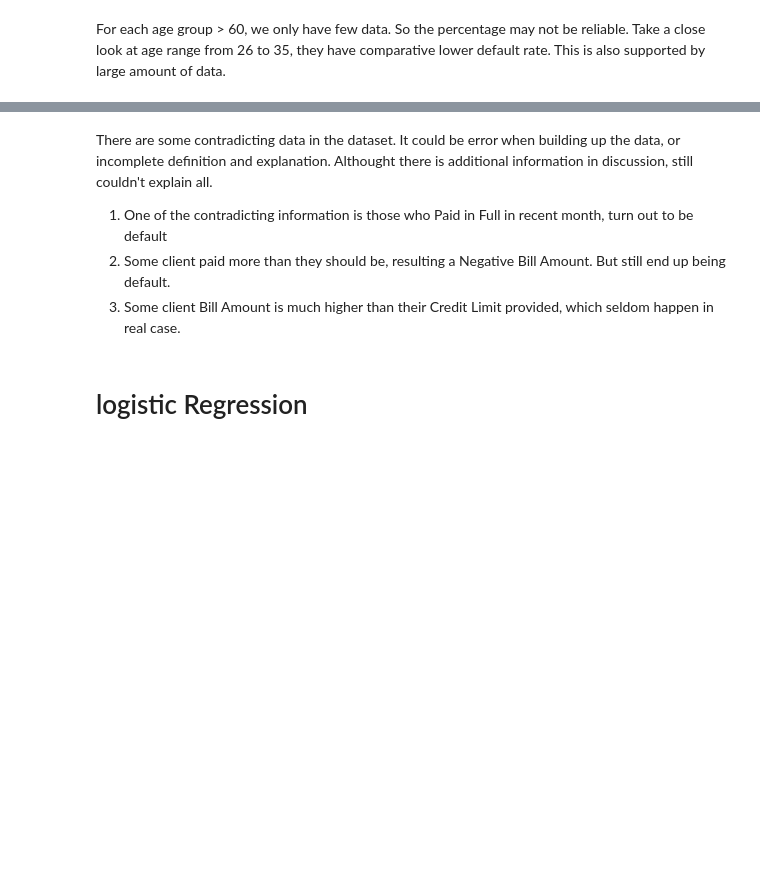
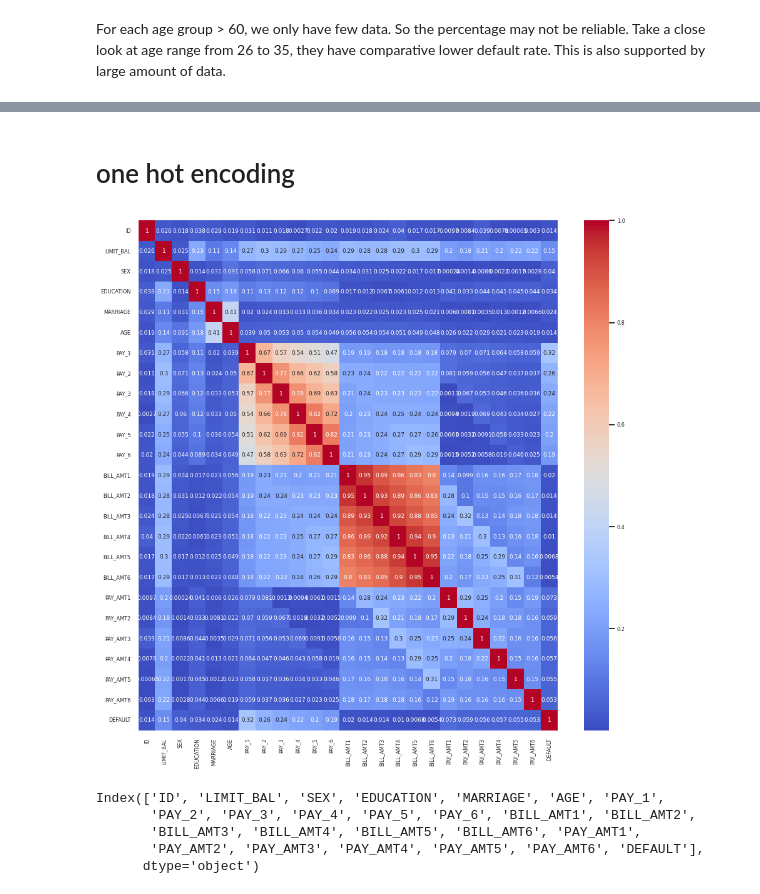
Before and after one commit to pranay2310/Credit-Card-Default-Prediction, a Jupyter notebook: Credit_Card_Default_Prediction_Capstone_Project.ipynb, the cells around one changed output, grey strips where cells are left out. Saved outputs shown, nothing was run; the diff lists cells and outputs as text; code cells hidden in the pictures; blank space fills up the shorter version.

```diff
--- a/Credit_Card_Default_Prediction_Capstone_Project.ipynb
+++ b/Credit_Card_Default_Prediction_Capstone_Project.ipynb
@@ -266,8 +288,3 @@ df.loc[fill, 'EDUCATION'] = 4
 print('EDUCATION ' + str(sorted(df['EDUCATION'].unique())))
 # %% [output]
 EDUCATION [1, 2, 3, 4]
-# %%
-sns.set(rc={'figure.figsize':(27,10)})
-sns.set_context("talk", font_scale=0.7)
-
-sns.heatmap(df.iloc[:,1:].corr(), cmap='coolwarm', annot=True);
@@ -454,7 +580,0 @@ Take a close look at age range from 26 to 35, they have comparative lower defaul
-# %% [markdown]
-There are some contradicting data in the dataset. It could be error when building up the data, or incomplete definition and explanation. Althought there is additional information in discussion, still couldn't explain all.
-
-
-1.   One of the contradicting information is those who Paid in Full in recent month, turn out to be default
-2.   Some client paid more than they should be, resulting a Negative Bill Amount. But still end up being default.
-3.   Some client Bill Amount is much higher than their Credit Limit provided, which seldom happen in real case.
@@ -467,2 +581,18 @@ error2.sample(5)
-# %% [markdown]
-# logistic Regression
+# %% [markdown]
+# one hot encoding
+# %%
+ ## Correlation
+plt.figure(figsize=(15,15))
+correlation = df.corr()
+sns.heatmap(abs(correlation), annot=True, cmap='coolwarm')
+plt.show()
+# %% [output]
+[figure, added]
+# %%
+df.columns
+# %% [output]
+Index(['ID', 'LIMIT_BAL', 'SEX', 'EDUCATION', 'MARRIAGE', 'AGE', 'PAY_1',
+       'PAY_2', 'PAY_3', 'PAY_4', 'PAY_5', 'PAY_6', 'BILL_AMT1', 'BILL_AMT2',
+       'BILL_AMT3', 'BILL_AMT4', 'BILL_AMT5', 'BILL_AMT6', 'PAY_AMT1',
+       'PAY_AMT2', 'PAY_AMT3', 'PAY_AMT4', 'PAY_AMT5', 'PAY_AMT6', 'DEFAULT'],
+      dtype='object')
```
Also changed, not shown: parts of 76 cells of this notebook.
